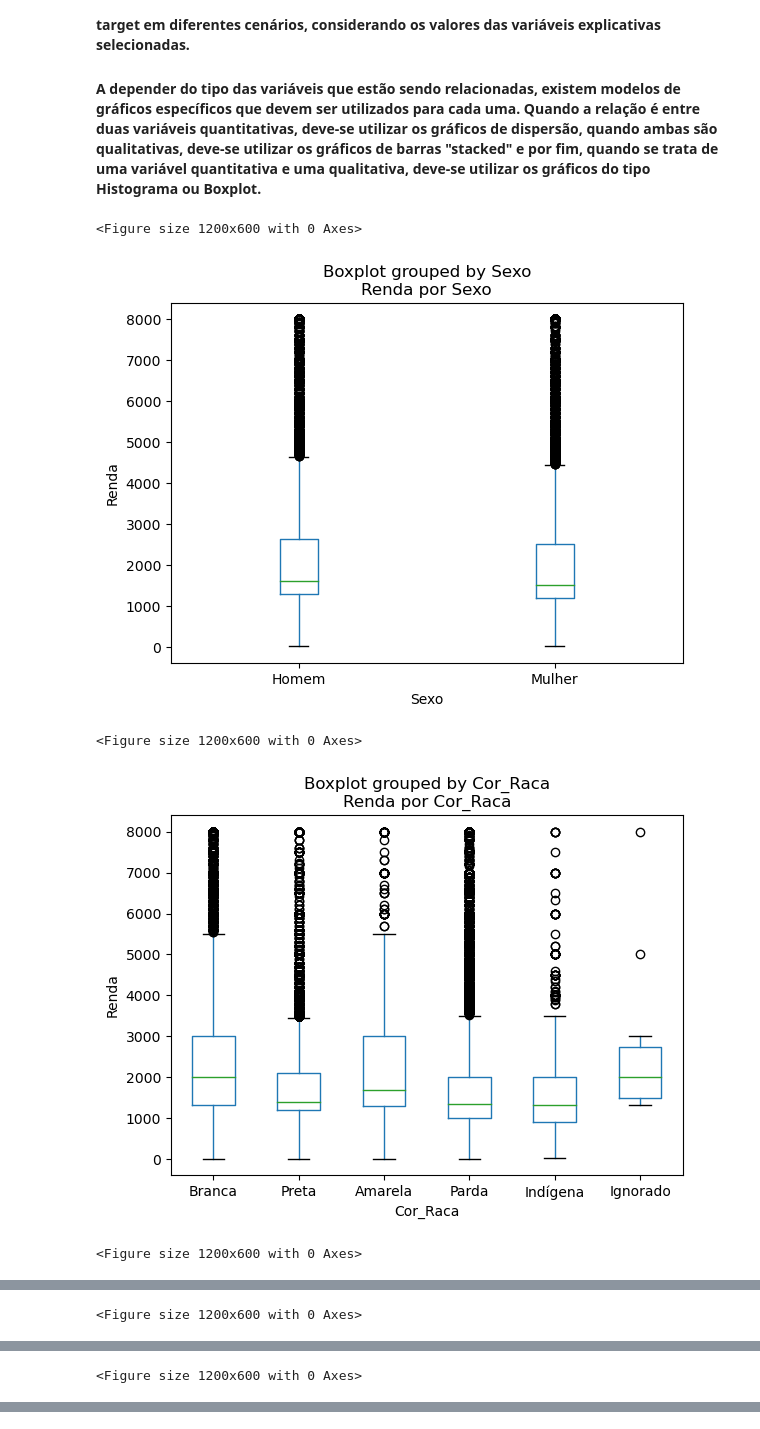
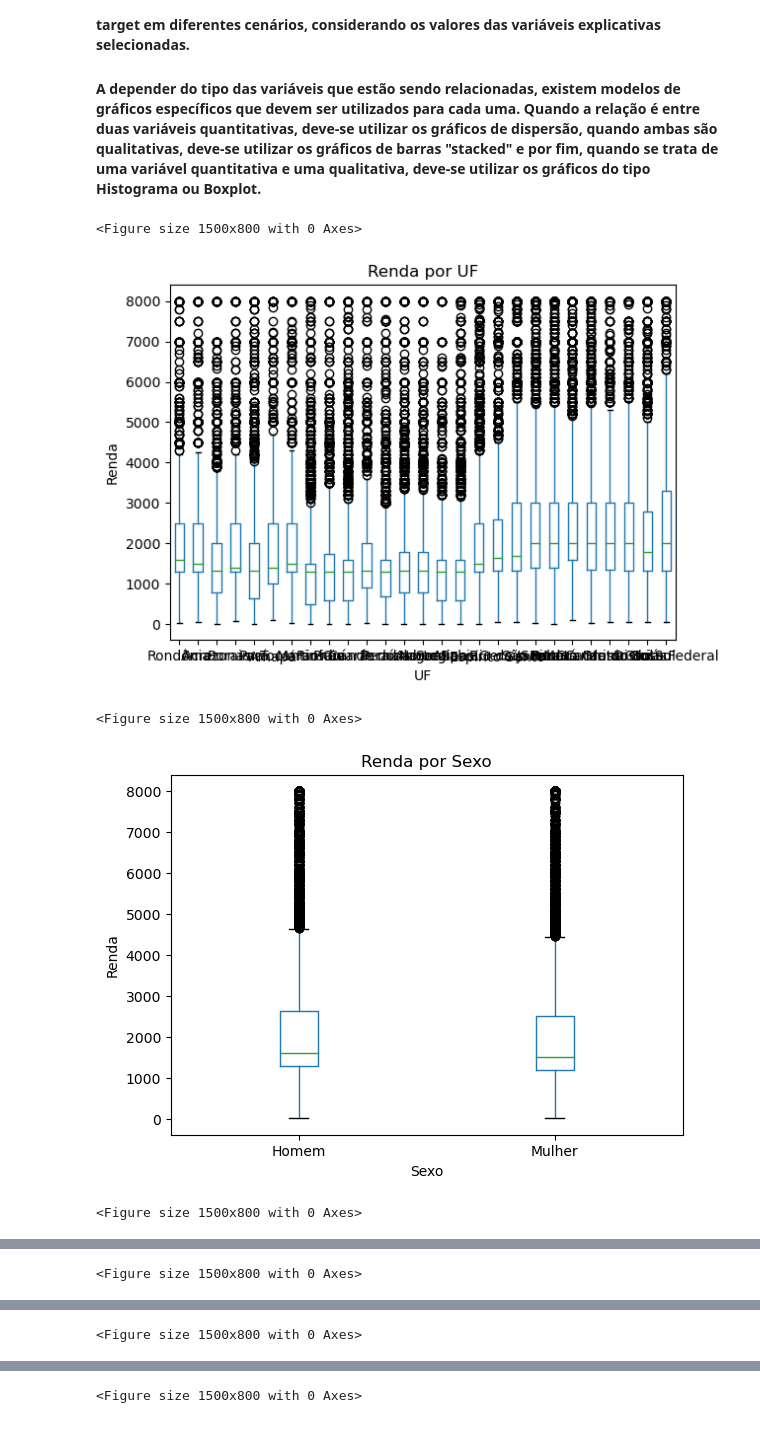
Before and after one commit to guilhermenakama/C_DADOS_PROJETO3, a Jupyter notebook: Introducao.ipynb, the cells around one changed output, grey strips where cells are left out. Saved outputs shown, nothing was run; the diff lists cells and outputs as text; code cells hidden in the pictures.

```diff
--- a/Introducao.ipynb
+++ b/Introducao.ipynb
@@ -317,27 +317,28 @@ ___
 # %%
 # Definição da função auxiliar para boxplots com limitação de faixa de renda
 def boxplot_renda_por_variavel(df, variavel, limite):
-    plt.figure(figsize=(12, 6))
+    plt.figure(figsize=(15, 8))
 
     # Filtra os dados para excluir valores acima do limite superior
     df_filtrado = df[df.Renda <= limite]
 
     df_filtrado.boxplot(column='Renda', by=variavel, grid=False)
     plt.title(f'Renda por {variavel}')
+    plt.suptitle('')
     plt.xlabel(variavel)
     plt.ylabel('Renda')
     plt.show()
 
 # Encontrando o limite superior baseado no 95º percentil da renda
 limite_95 = pnad23_2_small.Renda.quantile(0.95)
 
 # Chamar a função para cada variável categórica com o limite superior definido
-variaveis = ['Sexo', 'Cor_Raca', 'Escolaridade', 'Trabalho', 'Area']
+variaveis = ['UF','Sexo', 'Cor_Raca', 'Escolaridade', 'Trabalho', 'Area']
 for variavel in variaveis:
     boxplot_renda_por_variavel(pnad23_2_small, variavel, limite_95)
 # %% [output]
-<Figure size 1200x600 with 0 Axes>
+<Figure size 1500x800 with 0 Axes>
-[figure, old version]
+[figure, new version]
-<Figure size 1200x600 with 0 Axes>
+<Figure size 1500x800 with 0 Axes>
-[figure, old version]
+[figure, new version]
-<Figure size 1200x600 with 0 Axes>
+<Figure size 1500x800 with 0 Axes>
@@ -345 +346 @@ for variavel in variaveis:
-<Figure size 1200x600 with 0 Axes>
+<Figure size 1500x800 with 0 Axes>
@@ -347 +348 @@ for variavel in variaveis:
-<Figure size 1200x600 with 0 Axes>
+<Figure size 1500x800 with 0 Axes>
@@ -348,0 +350 @@ for variavel in variaveis:
+<Figure size 1500x800 with 0 Axes>
```
Also changed, not shown: parts of 3 cells of this notebook.
